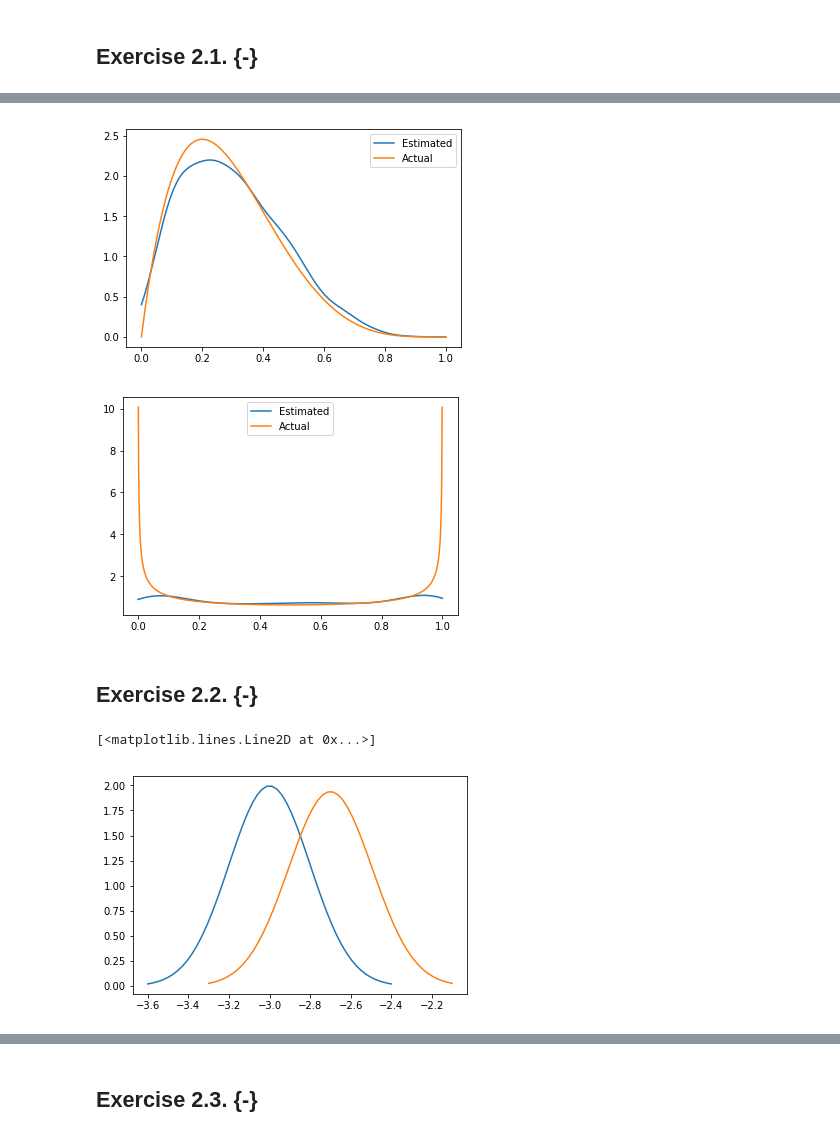
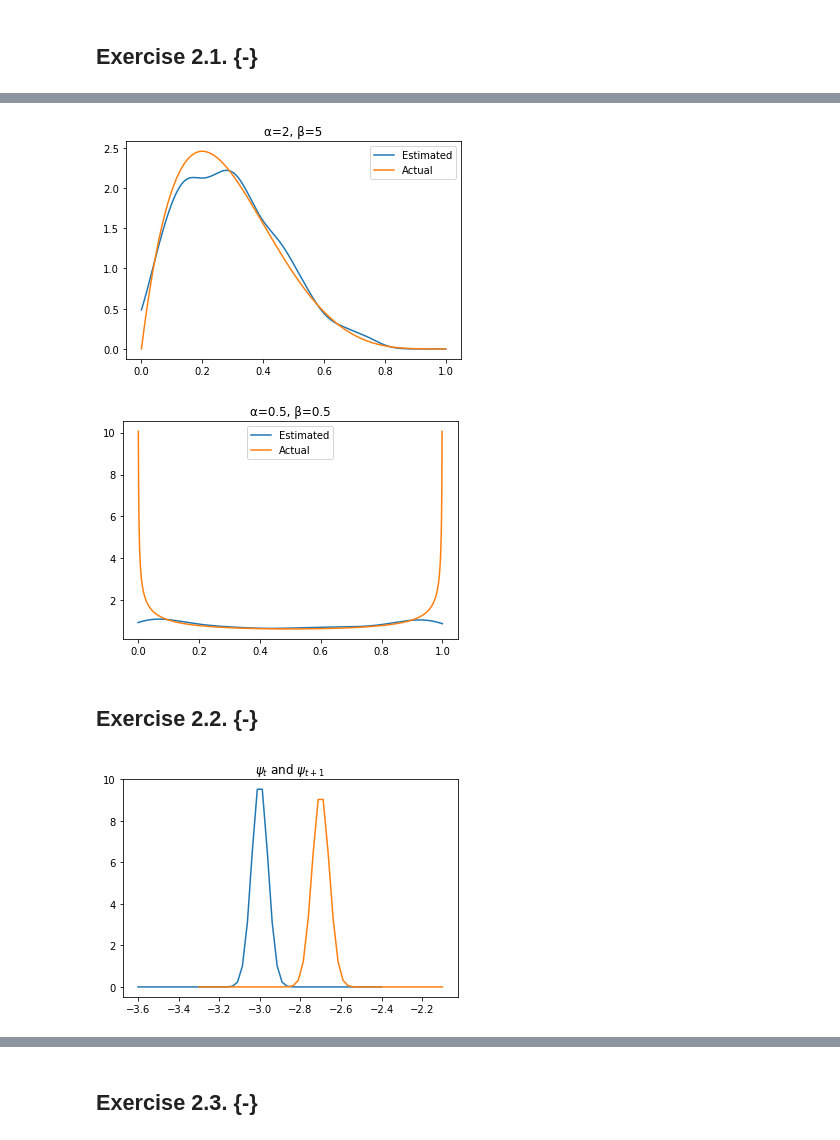
Before and after one commit to hebeard/BootCamp2018, a Jupyter notebook: ProbSets/Econ/ProbSet2/Harrison-Beard-ProbSet2-Code.ipynb, the cells around one changed output, grey strips where cells are left out. Drawn from its saved outputs; the diff is of its cells as text; code cells hidden in the pictures.

```diff
--- a/ProbSets/Econ/ProbSet2/Harrison-Beard-ProbSet2-Code.ipynb
+++ b/ProbSets/Econ/ProbSet2/Harrison-Beard-ProbSet2-Code.ipynb
@@ -26,7 +38,7 @@ The data file $\mathtt{matrix}\_\mathtt{data.txt}$ contains the data for a singl
 2. Test the claim in (LSR) iteratively, computing $\Vert X^{i}v \Vert^{1/i}$ for successively larger values of $i$. See if the sequence so generated converges to $r(A)$.
 # %%
 matrix = np.loadtxt("matrix_data.txt")
-λ = la.eigvals(mat)
+λ = la.eigvals(matrix)
 spectral_radius = np.absolute(λ).max()
 # %%
 def problem1_1(v, X, i):
@@ -155,20 +166,22 @@ estimator_α2β5 = problem2_1(X=α2β5)
 estimate_α2β5 = estimator_α2β5.estimate(grid=grid)
 plt.plot(grid, estimate_α2β5, label="Estimated")
 plt.plot(grid, beta.pdf(grid,2,5), label= "Actual")
+plt.title("α=2, β=5")
 plt.legend()
 plt.show()
 # %% [output]
-[figure, old version]
+[figure, new version]
 # %%
 α05β05 = np.random.beta(0.5,0.5,size=(n,1))
 estimator_α05β05 = problem2_1(X=α05β05)
 estimate_α05β05 = estimator_α05β05.estimate(grid=grid)
 plt.plot(grid, estimate_α05β05, label="Estimated")
 plt.plot(grid, beta.pdf(grid,0.5,0.5), label="Actual")
+plt.title("α=0.5, β=0.5")
 plt.legend()
 plt.show()
 # %% [output]
-[figure, old version]
+[figure, new version]
 # %% [markdown]
 ## Exercise 2.2. {-}
 # %%
@@ -178,11 +191,14 @@ def problem2_2(x, ρ=ρ, b=b, σ=σ):
     ξ = np.random.standard_normal()
     return (ρ * x) + b + (σ * ξ)
 # %%
-grid = np.linspace(0,1,1000)
-ψ = norm.pdf(grid, loc=μ, scale=s**2)
-plt.plot(np.linspace(μ- 3*s, μ+3*s), matplotlib.mlab.normpdf(np.linspace(μ- 3*s, μ+3*s), μ, s))
-plt.plot(np.linspace(ρ*μ + b - 3*s, ρ*μ + b + 3*s), matplotlib.mlab.normpdf(np.linspace(ρ*μ + b - 3*s, ρ*μ + b + 3*s), ρ*μ + b, np.sqrt((ρ**2)*(s**2) + (σ**2))))
+import scipy
+def problem2_2_2():
+    plt.plot(np.linspace(μ - 3*s, μ+3*s), scipy.stats.norm.pdf(np.linspace(μ - 3*s, μ+3*s), loc=μ, scale=s**2))
+    plt.plot(np.linspace(ρ*μ + b - 3*s, ρ*μ + b + 3*s), scipy.stats.norm.pdf(np.linspace(ρ*μ + b - 3*s, ρ*μ + b + 3*s), loc = ρ*μ + b, scale = (ρ**2)*(s**2) + (σ**2)))
+    plt.title(r"$\psi_t$ and $\psi_{t+1}$")
+    plt.plot()
-# %% [output]
-[<matplotlib.lines.Line2D at 0x...>]
-[figure, removed]
+# %%
+problem2_2_2()
+# %% [output]
+[figure, added]
 # %%
```
Also changed, not shown: parts of 22 cells of this notebook, 12 other files.
